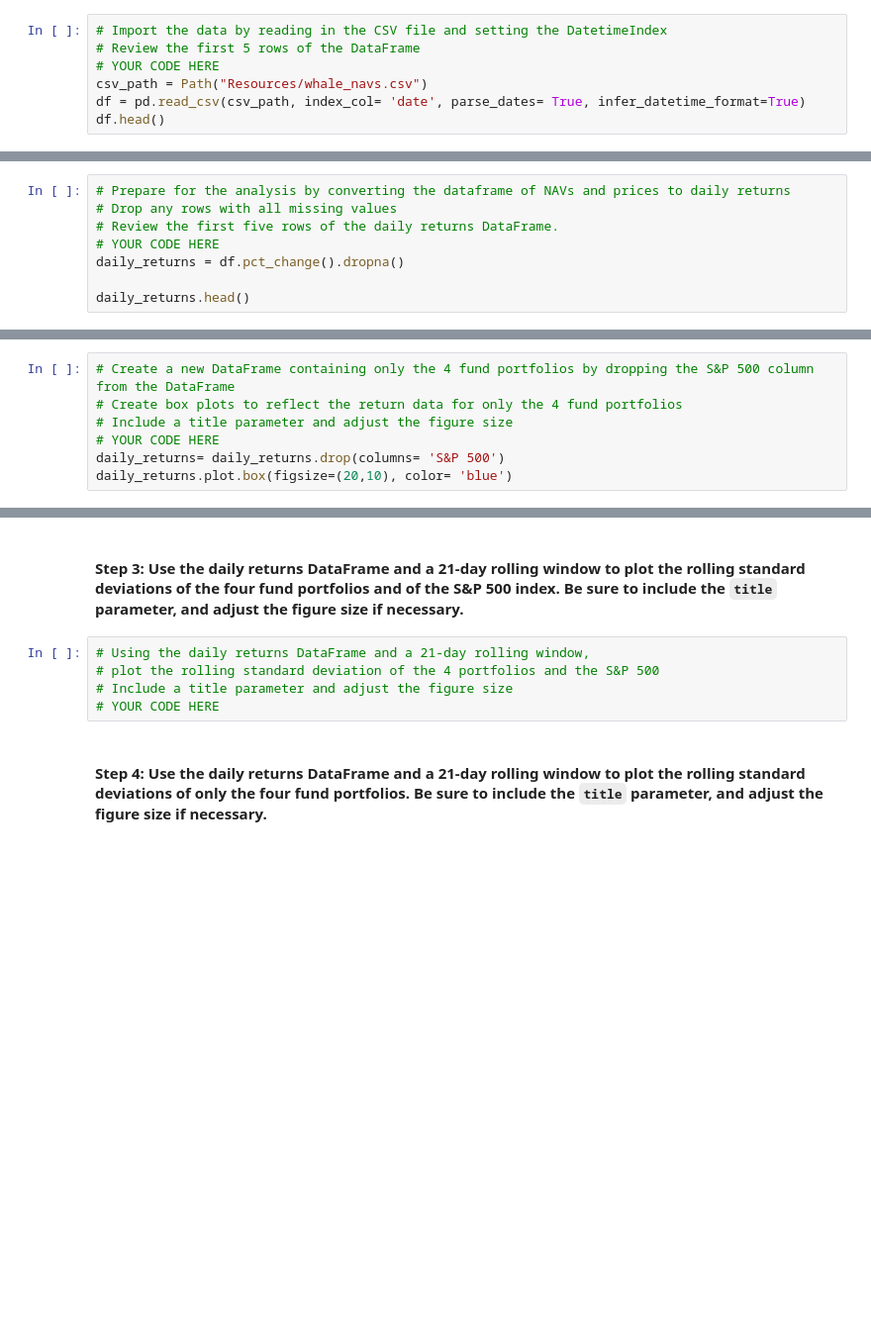
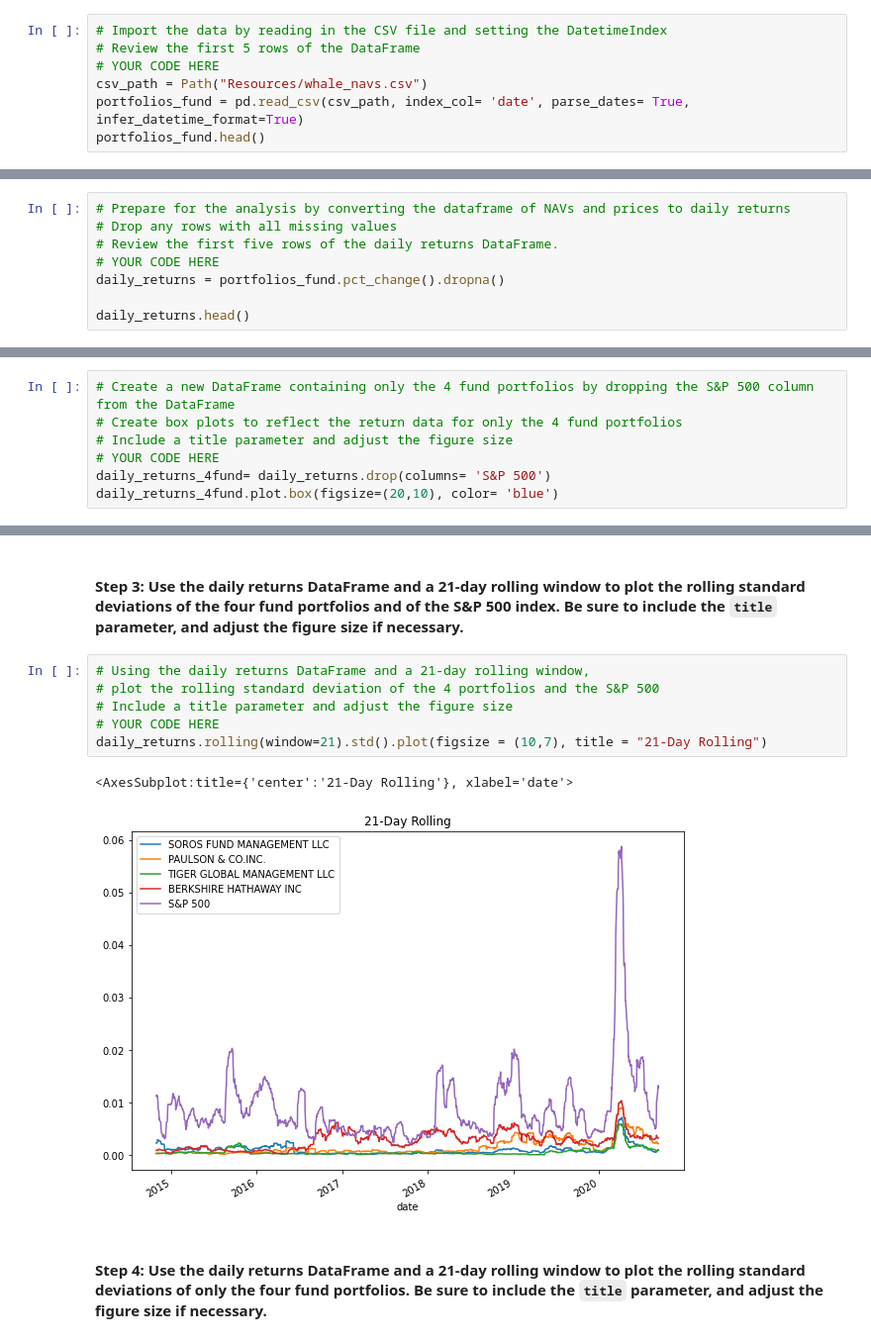
Before and after one commit to Ahmed-Mahjoub/Risk_return_analysis, a Jupyter notebook: risk_return_analysis.ipynb, the cells around one changed output, grey strips where cells are left out. Shown at 99% size. Drawn from its saved outputs; the diff is of its cells as text; blank space fills up the shorter version.

```diff
--- a/risk_return_analysis.ipynb
+++ b/risk_return_analysis.ipynb
@@ -111,8 +112,8 @@ import pandas as pd
 # Review the first 5 rows of the DataFrame
 # YOUR CODE HERE
 csv_path = Path("Resources/whale_navs.csv")
-df = pd.read_csv(csv_path, index_col= 'date', parse_dates= True, infer_datetime_format=True)
-df.head()
+portfolios_fund = pd.read_csv(csv_path, index_col= 'date', parse_dates= True, infer_datetime_format=True)
+portfolios_fund.head()
 # %% [output]
 |  | SOROS FUND MANAGEMENT LLC | PAULSON & CO.INC. | TIGER GLOBAL MANAGEMENT LLC | BERKSHIRE HATHAWAY INC | S&P 500 |
 | date |  |  |  |  |  |
@@ -128,7 +129,7 @@ df.head()
 # Drop any rows with all missing values
 # Review the first five rows of the daily returns DataFrame.
 # YOUR CODE HERE
-daily_returns = df.pct_change().dropna()
+daily_returns = portfolios_fund.pct_change().dropna()
 
 daily_returns.head()
 # %% [output]
@@ -216,8 +217,8 @@ daily_returns.plot.box(figsize=(20,10), color= 'blue')
 # Create box plots to reflect the return data for only the 4 fund portfolios
 # Include a title parameter and adjust the figure size
 # YOUR CODE HERE
-daily_returns= daily_returns.drop(columns= 'S&P 500')
-daily_returns.plot.box(figsize=(20,10), color= 'blue')
+daily_returns_4fund= daily_returns.drop(columns= 'S&P 500')
+daily_returns_4fund.plot.box(figsize=(20,10), color= 'blue')
 # %% [output]
 <AxesSubplot:>
 [figure]
@@ -255,8 +274,12 @@ Evaluate the risk profile of each portfolio by using the standard deviation and
 # %%
 # Using the daily returns DataFrame and a 21-day rolling window,
 # plot the rolling standard deviation of the 4 portfolios and the S&P 500
 # Include a title parameter and adjust the figure size
 # YOUR CODE HERE
+daily_returns.rolling(window=21).std().plot(figsize = (10,7), title = "21-Day Rolling")
+# %% [output]
+<AxesSubplot:title={'center':'21-Day Rolling'}, xlabel='date'>
+[figure, added]
 # %% [markdown]
 #### Step 4: Use the daily returns DataFrame and a 21-day rolling window to plot the rolling standard deviations of only the four fund portfolios. Be sure to include the `title` parameter, and adjust the figure size if necessary.
 # %%
```
Also changed, not shown: parts of 17 cells of this notebook.
